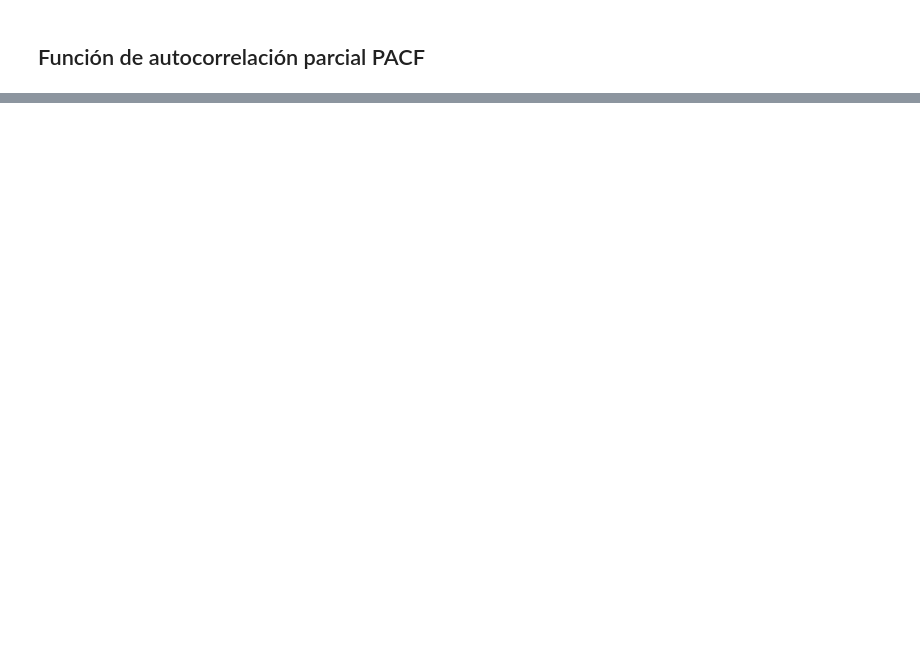
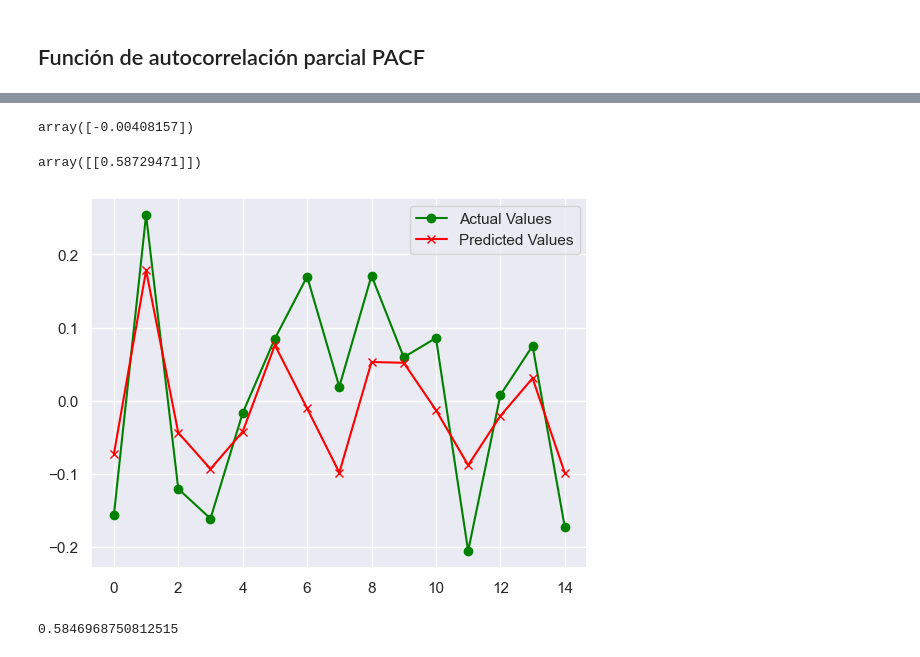
Before and after one commit to Chefi/Modelos-de-Control-de-Producci-n, a Jupyter notebook: Series de Tiempo en Python.ipynb, the cells around one changed output, grey strips where cells are left out. Saved outputs shown, nothing was run; the diff lists cells and outputs as text; code cells hidden in the pictures; blank space fills up the shorter version.

```diff
--- a/Series de Tiempo en Python.ipynb
+++ b/Series de Tiempo en Python.ipynb
@@ -229,0 +422,33 @@ plt.show()
+# %%
+X = X.reshape(-1, 1)
+y = y.reshape(-1, 1)
+# %%
+from sklearn.model_selection import train_test_split
+from sklearn.linear_model import LinearRegression
+X_train, X_test, y_train, y_test = train_test_split(X, y, test_size = 0.3, random_state = 2)
+# %%
+lr1 = LinearRegression()
+model = lr1.fit(X_train, y_train)
+# %%
+lr1.intercept_
+# %% [output]
+array([-0.00408157])
+# %%
+lr1.coef_
+# %% [output]
+array([[0.58729471]])
+# %%
+y1_pred = lr1.predict(X_test)
+# %%
+plt.plot(y_test[-15:], label="Actual Values", color = 'Green', marker = 'o')
+plt.plot(y1_pred[-15:], label="Predicted Values", color = 'Red', marker = 'x')
+plt.legend()
+plt.show()
+# %% [output]
+[figure, added]
+# %%
+from sklearn.metrics import r2_score
+
+print(r2_score(y_test, y1_pred))
+# %% [output]
+0.5846968750812515
```
Also changed, not shown: parts of 35 cells of this notebook.
